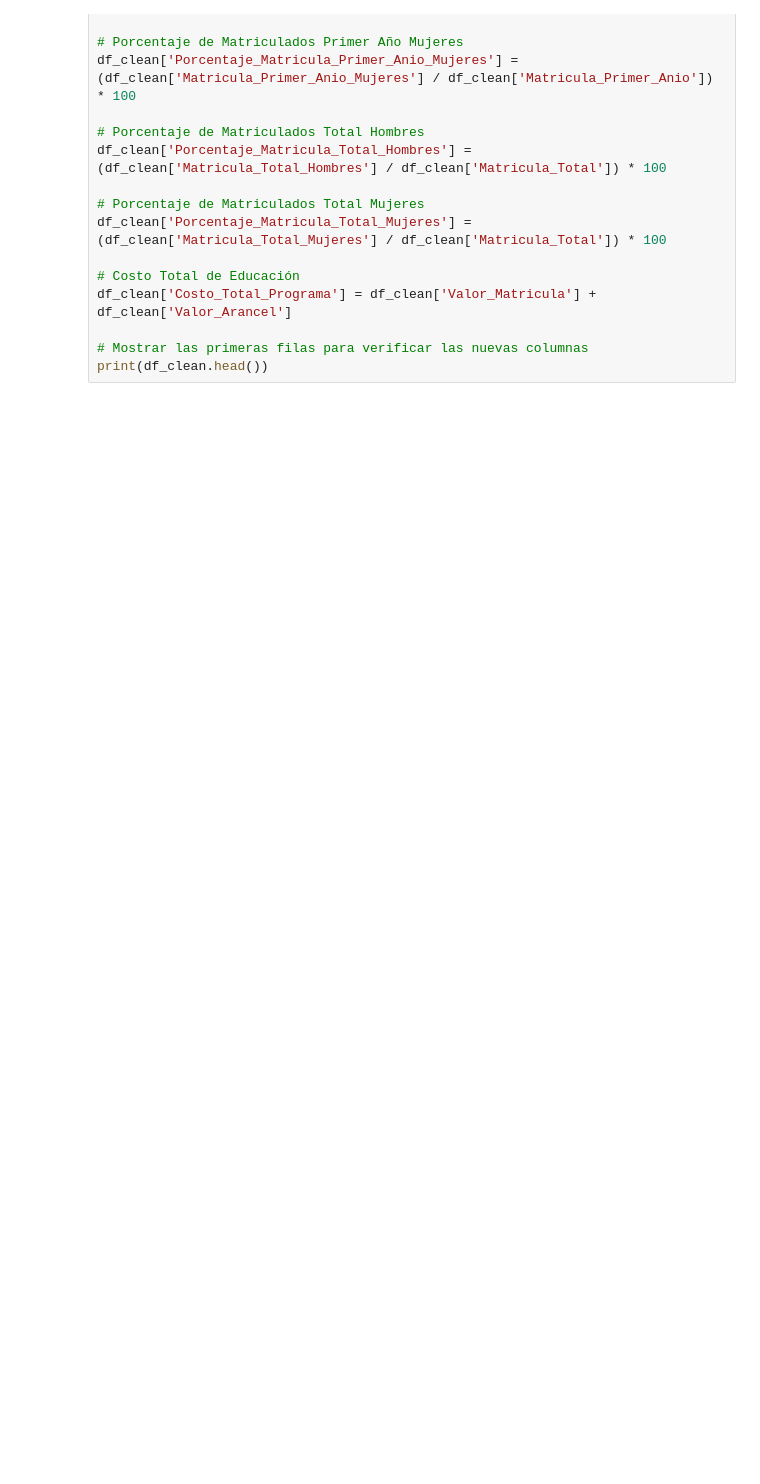
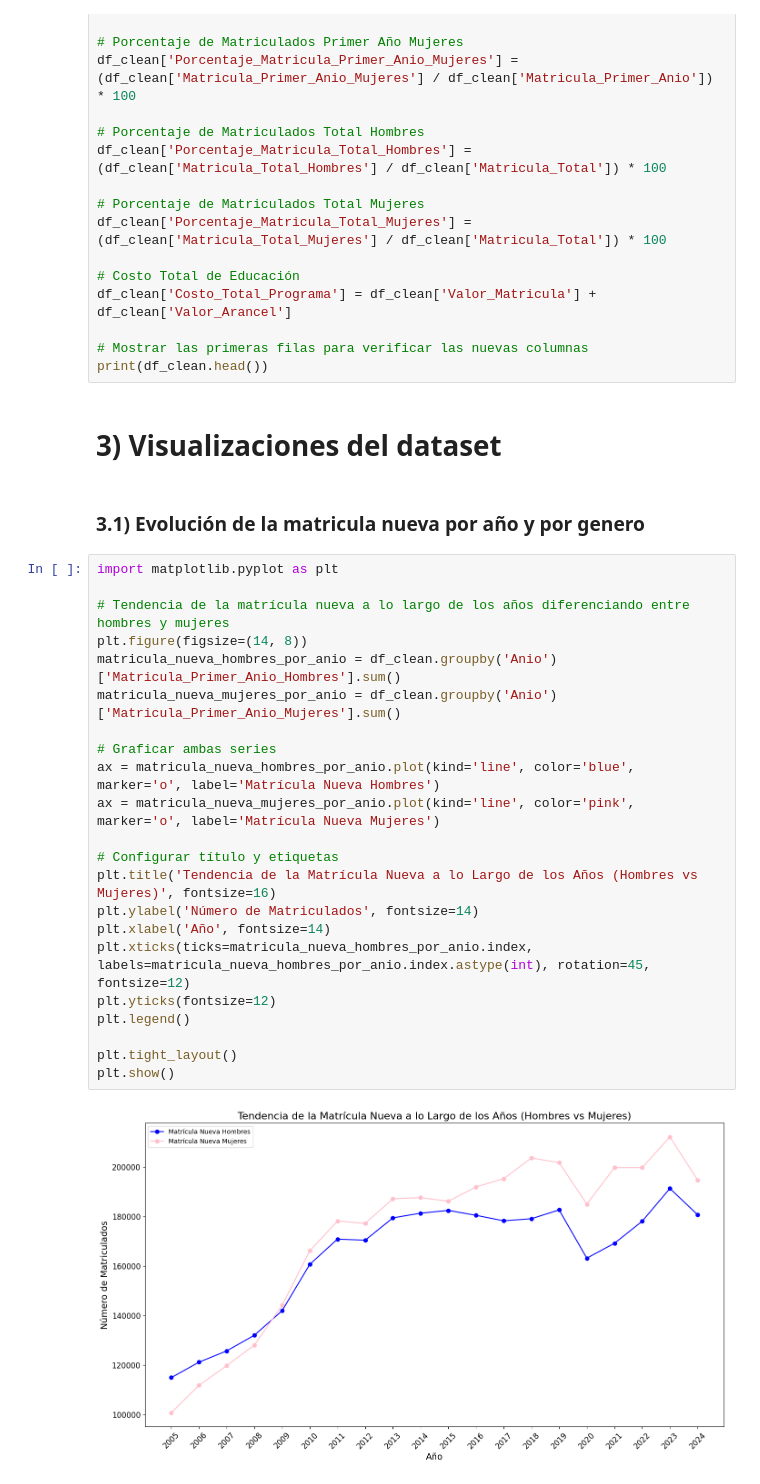
Before and after one commit to jcastilloc168/PythonUDD_ProyectoFinal, a Jupyter notebook: notebooks/03_Visualizacion.ipynb, the cells around one changed output. Drawn from its saved outputs; the diff is of its cells as text; blank space fills up the shorter version.

Commit message:
Añadir visualización de matricula nueva, total por genero y el % de genero por Región

```diff
--- a/notebooks/03_Visualizacion.ipynb
+++ b/notebooks/03_Visualizacion.ipynb
@@ -76,3 +76,31 @@ df_clean['Costo_Total_Programa'] = df_clean['Valor_Matricula'] + df_clean['Valor
 
 # Mostrar las primeras filas para verificar las nuevas columnas
 print(df_clean.head())
+# %% [markdown]
+# 3) Visualizaciones del dataset
+# %% [markdown]
+### 3.1) Evolución de la matricula nueva por año y por genero
+# %%
+import matplotlib.pyplot as plt
+
+# Tendencia de la matrícula nueva a lo largo de los años diferenciando entre hombres y mujeres
+plt.figure(figsize=(14, 8))
+matricula_nueva_hombres_por_anio = df_clean.groupby('Anio')['Matricula_Primer_Anio_Hombres'].sum()
+matricula_nueva_mujeres_por_anio = df_clean.groupby('Anio')['Matricula_Primer_Anio_Mujeres'].sum()
+
+# Graficar ambas series
+ax = matricula_nueva_hombres_por_anio.plot(kind='line', color='blue', marker='o', label='Matrícula Nueva Hombres')
+ax = matricula_nueva_mujeres_por_anio.plot(kind='line', color='pink', marker='o', label='Matrícula Nueva Mujeres')
+
+# Configurar título y etiquetas
+plt.title('Tendencia de la Matrícula Nueva a lo Largo de los Años (Hombres vs Mujeres)', fontsize=16)
+plt.ylabel('Número de Matriculados', fontsize=14)
+plt.xlabel('Año', fontsize=14)
+plt.xticks(ticks=matricula_nueva_hombres_por_anio.index, labels=matricula_nueva_hombres_por_anio.index.astype(int), rotation=45, fontsize=12)
+plt.yticks(fontsize=12)
+plt.legend()
+
+plt.tight_layout()
+plt.show()
+# %% [output]
+[figure, added]
```
Also changed, not shown: parts of 4 cells of this notebook.
